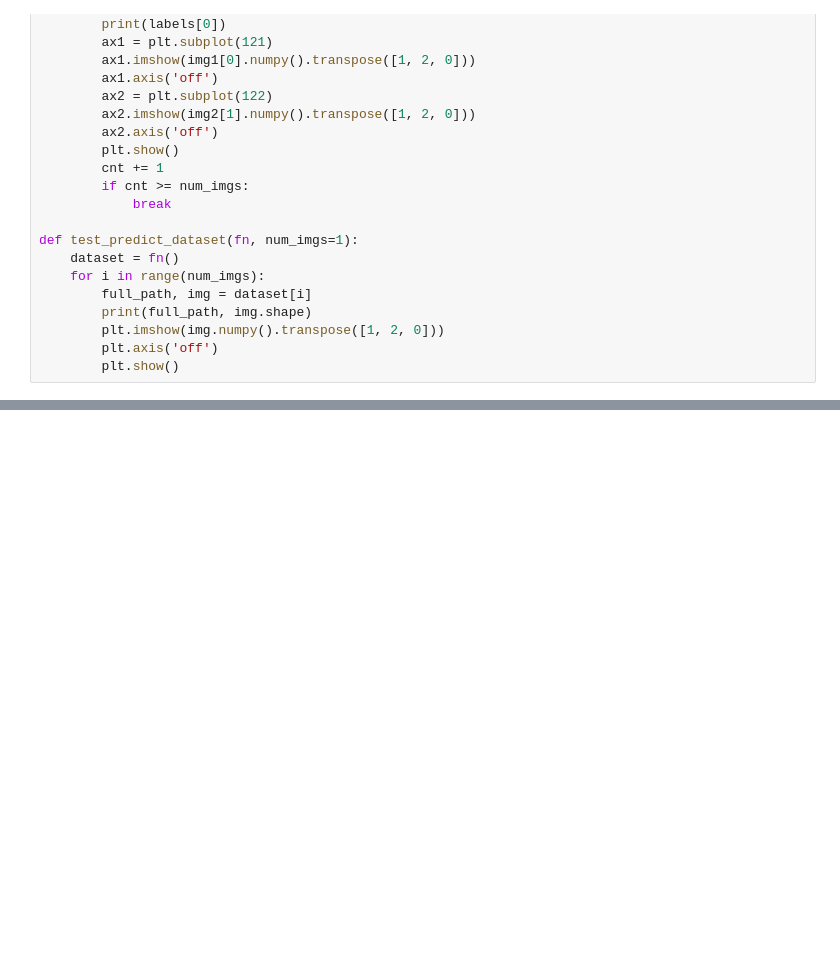
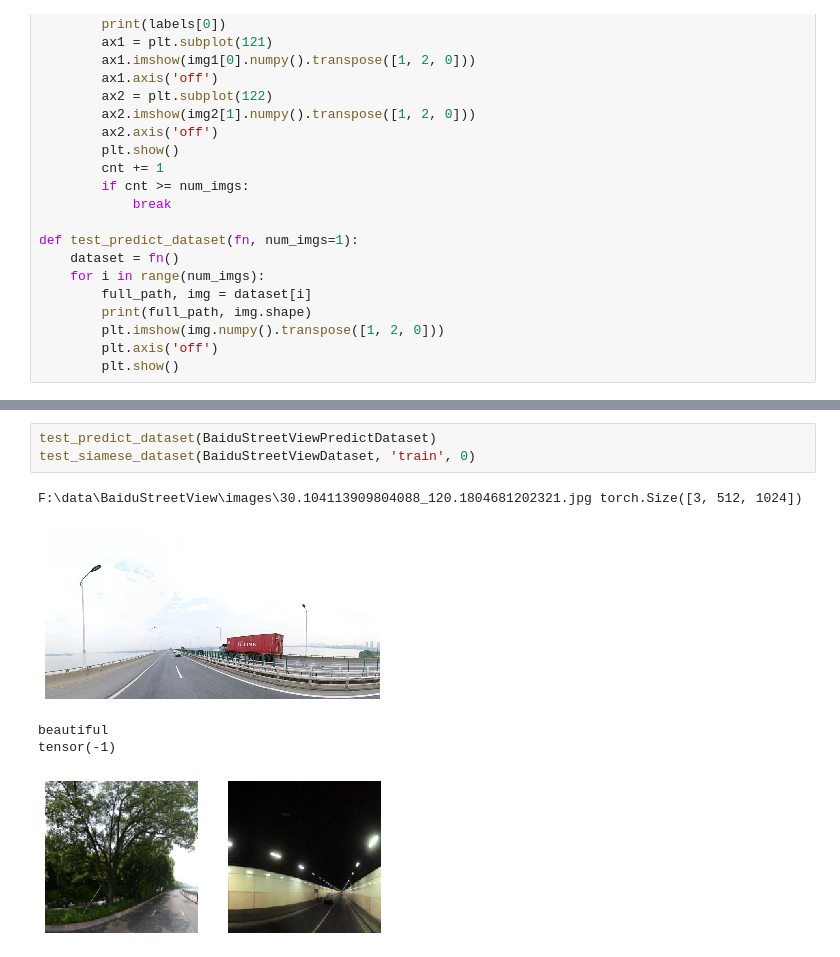
Before and after one commit to irvingzhang0512/pytorch-relative-attributes, a Jupyter notebook: examples/datasets.ipynb, the cells around one changed output, grey strips where cells are left out. Drawn from its saved outputs; the diff is of its cells as text; blank space fills up the shorter version.

Commit message:
[ADD & MODIFY] add baidu street view dataset and examples.

```diff
--- a/examples/datasets.ipynb
+++ b/examples/datasets.ipynb
@@ -132,2 +133,11 @@ tensor(1)
 F:\data\LFW10\images\1.jpg torch.Size([3, 250, 250])
 [figure]
+# %%
+test_predict_dataset(BaiduStreetViewPredictDataset)
+test_siamese_dataset(BaiduStreetViewDataset, 'train', 0)
+# %% [output]
+F:\data\BaiduStreetView\images\30.104113909804088_120.1804681202321.jpg torch.Size([3, 512, 1024])
+[figure, added]
+beautiful
+tensor(-1)
+[figure, added]
```
Also changed, not shown: parts of 6 cells of this notebook, 4 other files.
